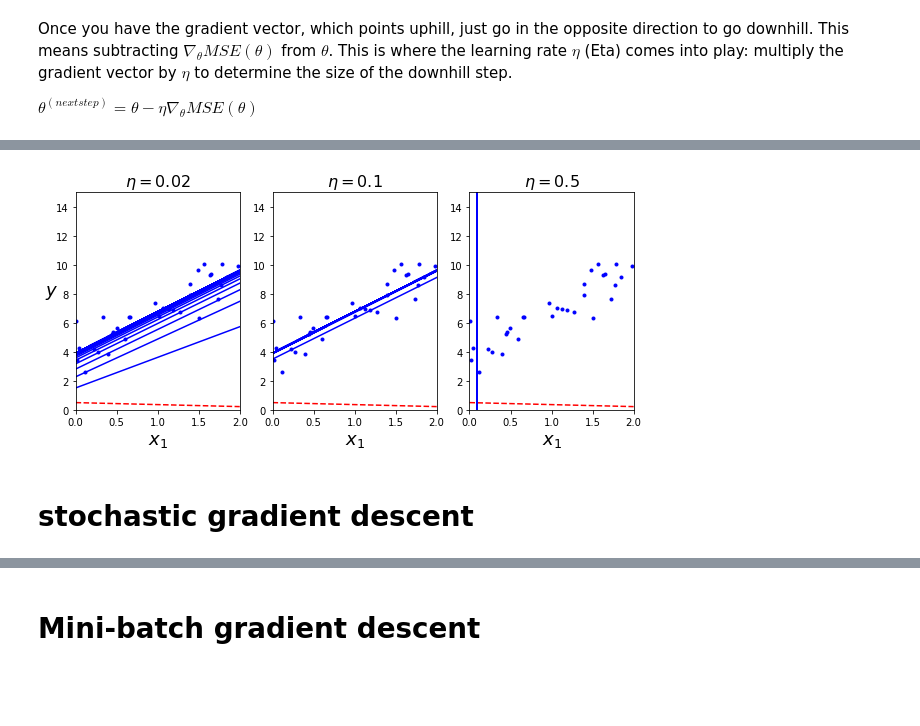
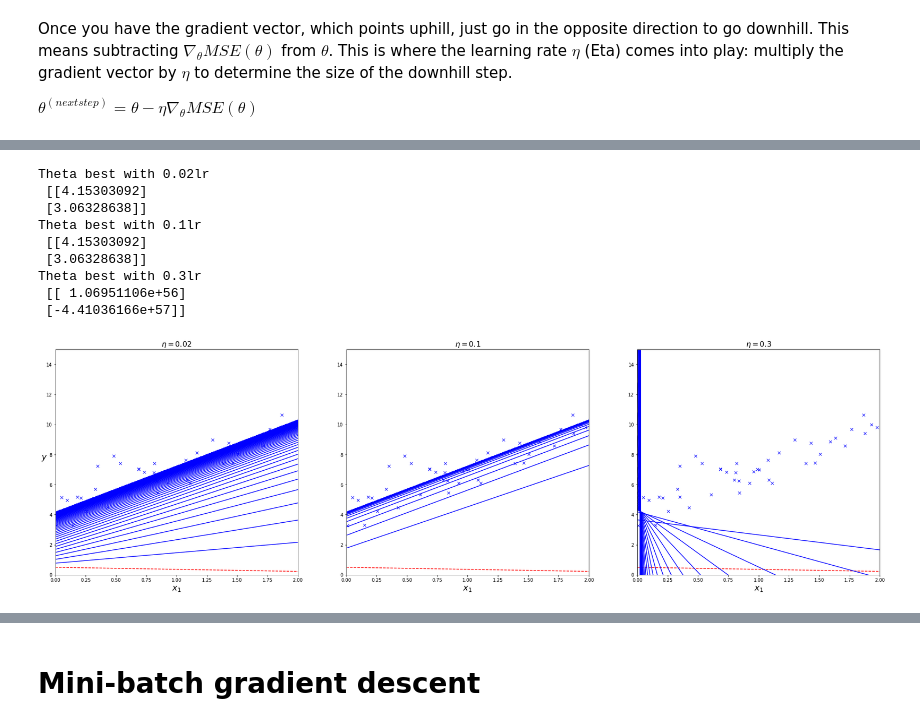
Before and after one commit to Ismaril/training, a Jupyter notebook: AI/ML_DL_book/04_training_models_mathematics.ipynb, the cells around one changed output, grey strips where cells are left out. Cells and saved outputs as stored; diff of their text form; code cells hidden in the pictures; blank space fills up the shorter version.

```diff
--- a/AI/ML_DL_book/04_training_models_mathematics.ipynb
+++ b/AI/ML_DL_book/04_training_models_mathematics.ipynb
@@ -244,44 +246,58 @@ array([[3.91211434],
 # %%
-# TODO: continue here
+def plot_batch_gradient_descent(theta__, eta__):
+    """
 
-def plot_gradient_descent(theta, eta):
+    :param theta__: parameters
+    :param eta__: learning rate
+    :return:
+    """
     m = len(X_with1_at0index)
-    plt.plot(X, y, "b.")
+    plt.plot(X, y, "bx") # plot blue x points
     n_iterations = 1000
+
     for iteration in range(n_iterations):
 
         # plot the line every xth iteration
-        if iteration % 10 ==0:
-            y_predict = X_few_features_with_1_at_first_indexes.dot(theta)
-            style = "b-" if iteration > 0 else "r--"
+        if iteration % 2 == 0:
+            y_predict = X_few_features_with_1_at_first_indexes.dot(theta__)
+            style = "b-" if iteration > 0 else "r--" # red is the first line, blue is the rest
             plt.plot(X_few_features, y_predict, style)
 
         # compute gradient vector
-        gradients = 2 / m * X_with1_at0index.T.dot(X_with1_at0index.dot(theta) - y)
+        gradients = 2 / m * X_with1_at0index.T.dot(X_with1_at0index.dot(theta__) - y)
 
         # update parameters
-        theta = theta - eta * gradients
+        theta__ = theta__ - eta__ * gradients
+
+    print(f"Theta best with {eta__}lr\n", theta__)
 
     plt.xlabel("$x_1$", fontsize=18)
     plt.axis((0, 2, 0, 15))
-    plt.title(r"$\eta = {}$".format(eta), fontsize=16)
+    plt.title(r"$\eta = {}$".format(eta__), fontsize=16)
 # %%
 np.random.seed(42)
 theta = np.random.randn(2, 1)  # random initialization of parameters
 
-plt.figure(figsize=(10, 4))
+plt.figure(figsize=(32, 9))
 plt.subplot(131)
-plot_gradient_descent(theta, eta=0.02)
+plot_batch_gradient_descent(theta, eta__=0.02)
 plt.ylabel("$y$", rotation=0, fontsize=18)
 plt.subplot(132)
-plot_gradient_descent(theta, eta=0.1)
+plot_batch_gradient_descent(theta, eta__=0.1)
 plt.subplot(133)
-plot_gradient_descent(theta, eta=0.5)
-
+plot_batch_gradient_descent(theta, eta__=0.3)
 plt.show()
 
-# plot below will show us how learning changes based on size of learning rate
+# plot below will show us how learning changes based on size of learning rate. On the left side, the learning rate is too small, so it will take a longer time to converge. In the middle, the learning rate is just right, so it will converge in a reasonable amount of time. On the right side, the learning rate is too high, so it will diverge.
+# compared to stochastic gradient descend, this batch gradient descend is very systematic and goes seamlessly to the minimum, as you see on the lines below (provided of course, there is correct learning rate)
 # %% [output]
+Theta best with 0.02lr
+ [[4.15303092]
+ [3.06328638]]
+Theta best with 0.1lr
+ [[4.15303092]
+ [3.06328638]]
+Theta best with 0.3lr
+ [[ 1.06951106e+56]
+ [-4.41036166e+57]]
-[figure, old version]
+[figure, new version]
-# %% [markdown]
- # stochastic gradient descent
```
Also changed, not shown: parts of 24 cells of this notebook.
